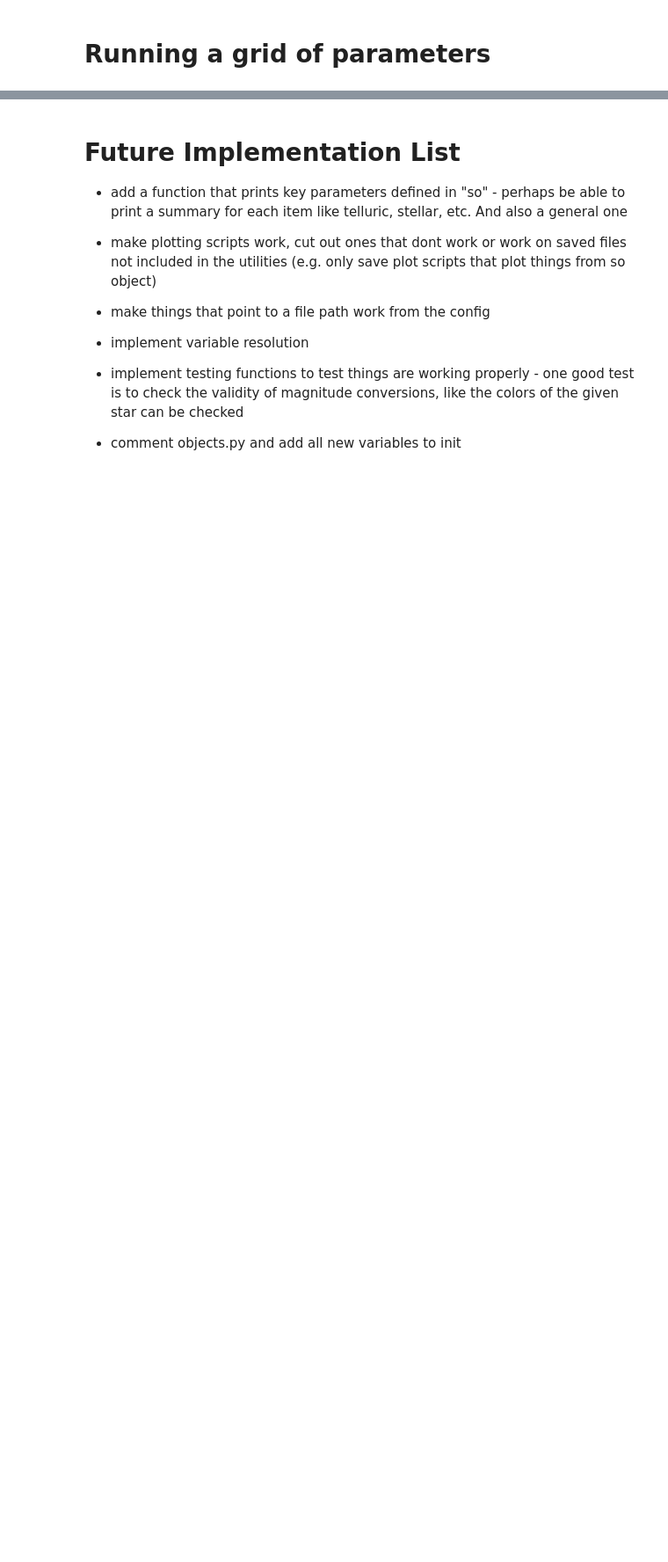
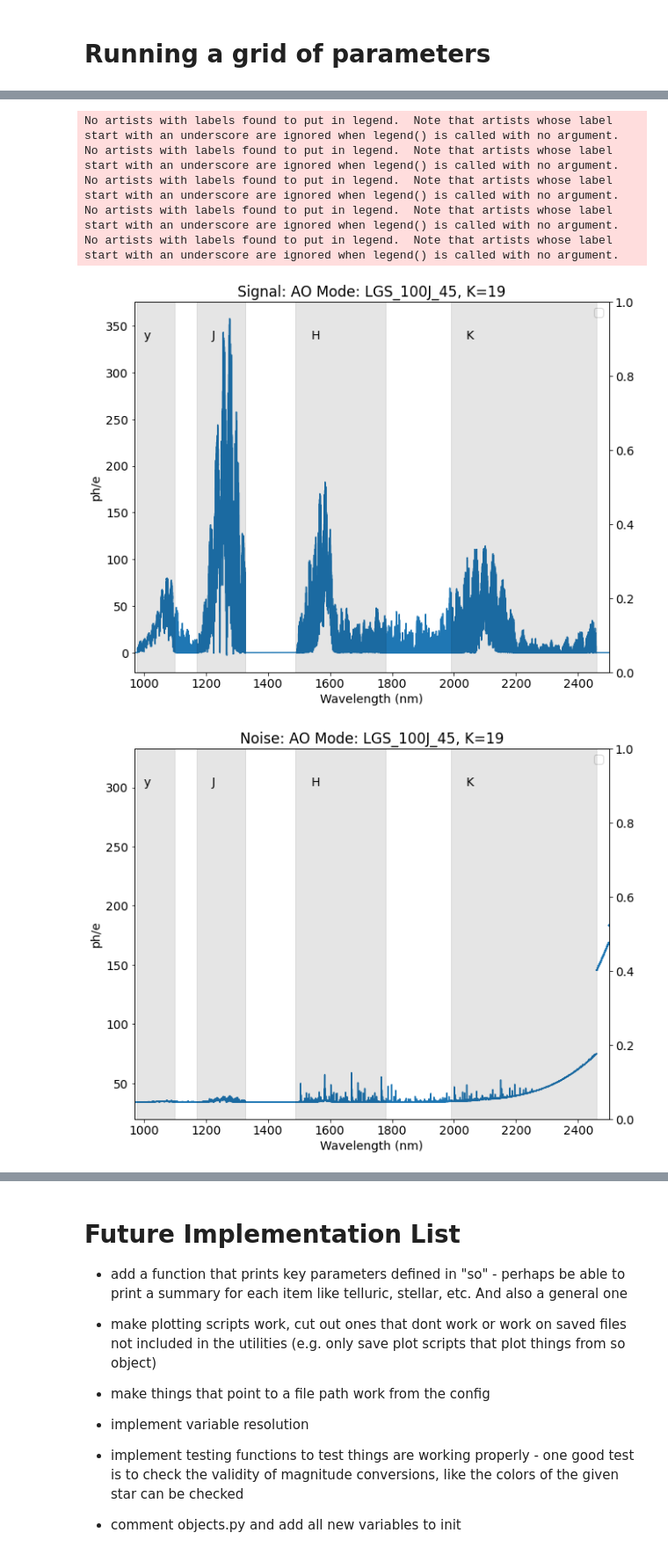
Before and after one commit to ashbake/specsim, a Jupyter notebook: examples/Tutorial_SNR_Grids.ipynb, the cells around one changed output, grey strips where cells are left out. Shown at 88% size. Cells and saved outputs as stored; diff of their text form; code cells hidden in the pictures; blank space fills up the shorter version.

```diff
--- a/examples/Tutorial_SNR_Grids.ipynb
+++ b/examples/Tutorial_SNR_Grids.ipynb
@@ -251,0 +493,18 @@ for i in np.arange(4):
+# %%
+plot_tools.plot_DI_photon(so,savepath=savepath)
+
+plot_tools.plot_DI_noise(so,savepath=savepath)
+
+plot_tools.plot_DI_snr(so,savepath=savepath) #1
+
+plot_tools.plot_sky_total(so,savepath=savepath)
+
+plot_tools.plot_inst_total(so,savepath=savepath)
+# %% [output]
+No artists with labels found to put in legend.  Note that artists whose label start with an underscore are ignored when legend() is called with no argument.
+No artists with labels found to put in legend.  Note that artists whose label start with an underscore are ignored when legend() is called with no argument.
+No artists with labels found to put in legend.  Note that artists whose label start with an underscore are ignored when legend() is called with no argument.
+No artists with labels found to put in legend.  Note that artists whose label start with an underscore are ignored when legend() is called with no argument.
+No artists with labels found to put in legend.  Note that artists whose label start with an underscore are ignored when legend() is called with no argument.
+[figure, added]
+[figure, added]
```
Also changed, not shown: parts of 26 cells of this notebook, 26 other files.
